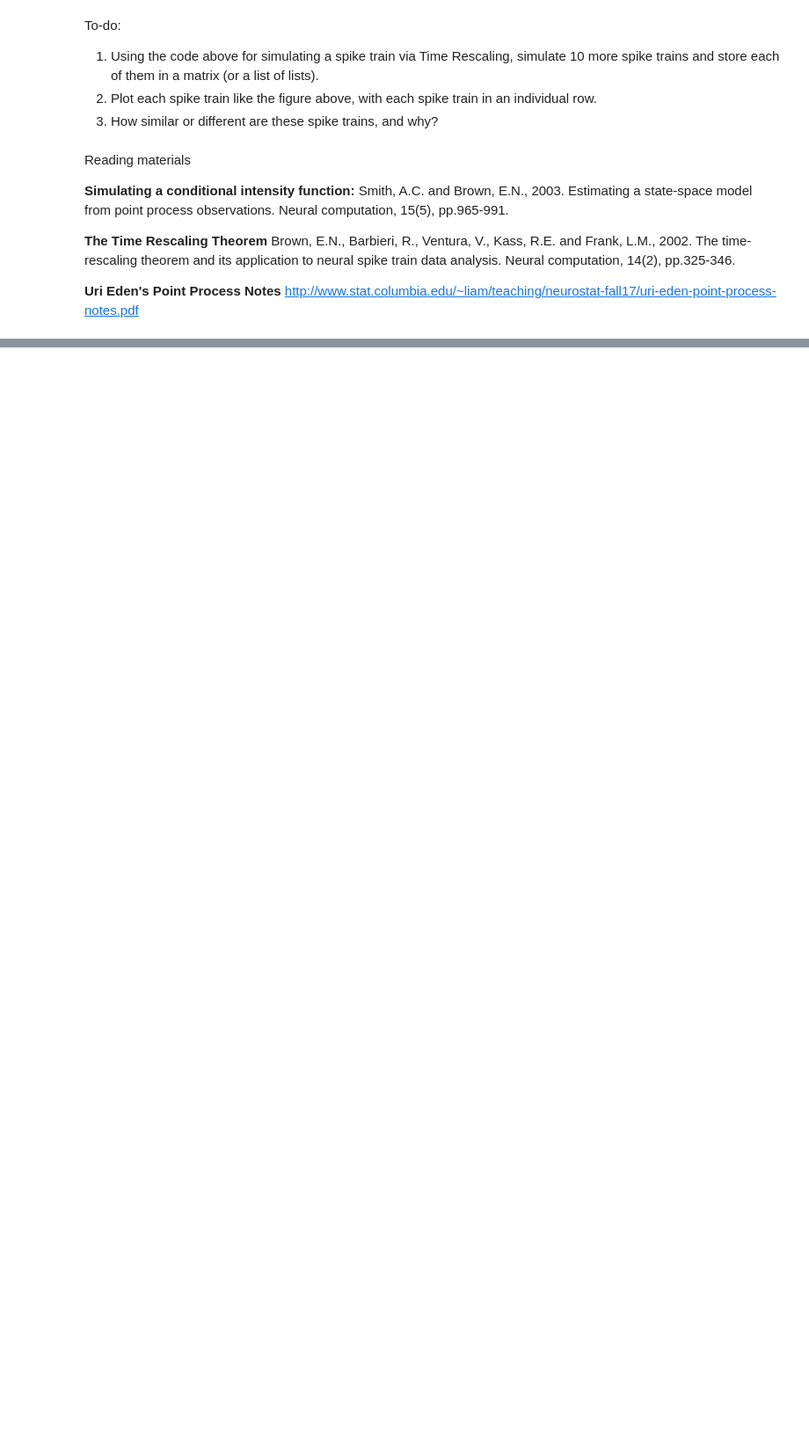
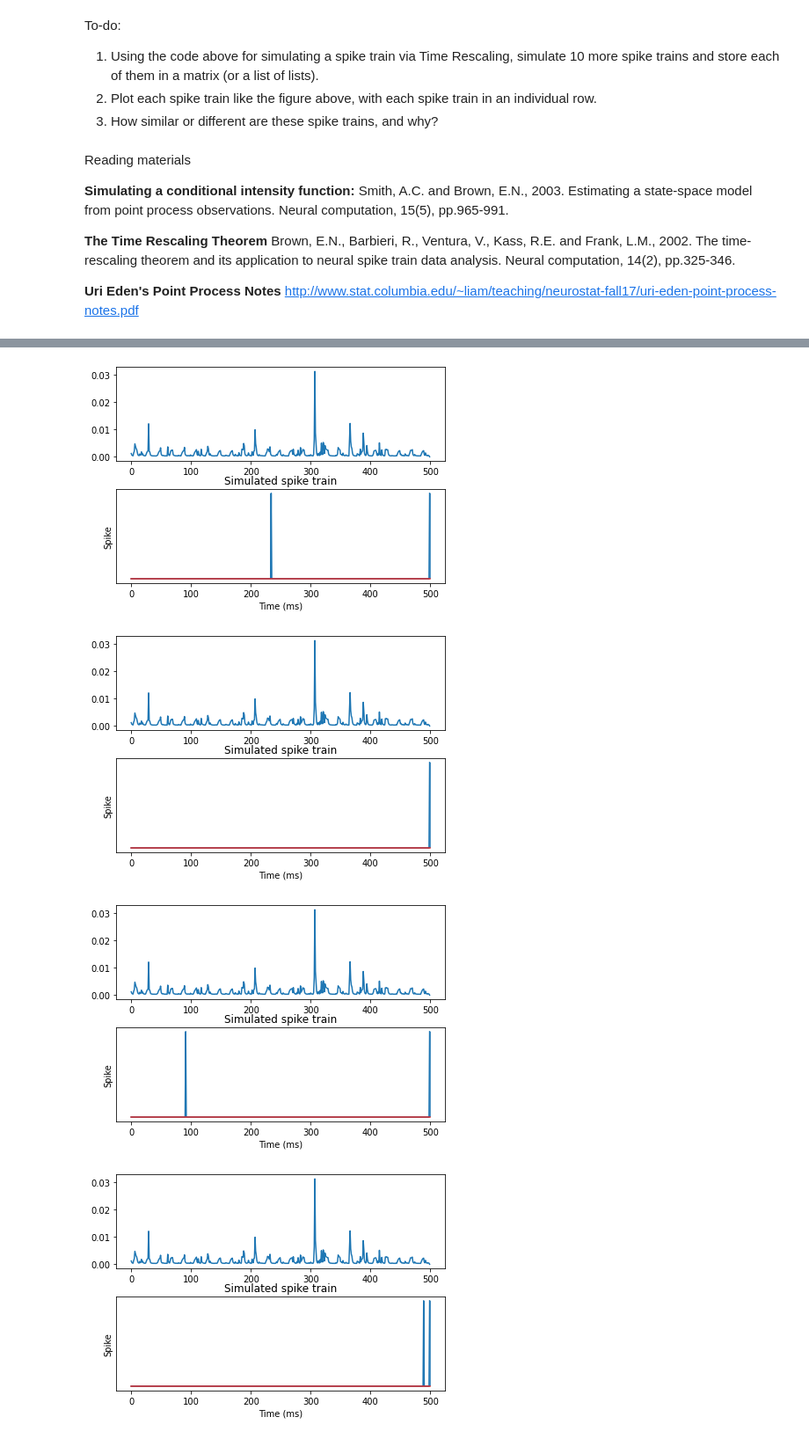
Before and after one commit to cass1331/project-9.50, a Jupyter notebook: SimSpikes.ipynb, the cells around one changed output, grey strips where cells are left out. Shown at 88% size. Saved outputs shown, nothing was run; the diff lists cells and outputs as text; code cells hidden in the pictures; blank space fills up the shorter version.

```diff
--- a/SimSpikes.ipynb
+++ b/SimSpikes.ipynb
@@ -111,3 +124,26 @@ Brown, E.N., Barbieri, R., Ventura, V., Kass, R.E. and Frank, L.M., 2002. The ti
 
 **Uri Eden's Point Process Notes**
 http://www.stat.columbia.edu/~liam/teaching/neurostat-fall17/uri-eden-point-process-notes.pdf
+# %%
+def spike_stim():
+  spike_times = [];
+  u_km1 = 0;
+  u_k = 0;
+  tau = -np.log( np.random.uniform(0,1,1) )
+  icif= np.trapz(lam[u_km1:u_k])
+  while u_k < NT-1:
+      while (icif < tau) and (u_k < NT-1):
+          u_k = u_k + 1
+          icif = np.trapz(lam[u_km1:u_k])
+      spike_times.append(u_k)
+      u_km1 = u_k
+      tau = -np.log( np.random.uniform(0,1,1) )
+  n_spikes = len(lam)
+  spikes = np.zeros((n_spikes,))
+  spikes[spike_times]=1
+  return spikes
+# %%
+spike_matrix = []
+for i in range(10):
+  spike_matrix.append(spike_stim())
+  print(i)
@@ -113,0 +161,18 @@ http://www.stat.columbia.edu/~liam/teaching/neurostat-fall17/uri-eden-point-proc
+# %%
+for j in range(10):
+  fig, axes = plt.subplots(nrows=2, ncols=1)
+  fig.tight_layout() # Or equivalently,  "plt.tight_layout()"
+  plt.subplot(211)
+  plt.plot(lam)
+  plt.subplot(212)
+  plt.stem(np.array(spike_matrix[j]),markerfmt='',use_line_collection=True)
+  plt.ylabel('Spike')
+  plt.xlabel('Time (ms)')
+  plt.title('Simulated spike train')
+  plt.yticks([])
+  plt.show()
+# %% [output]
+[figure, added]
+[figure, added]
+[figure, added]
+[figure, added]
```
Also changed, not shown: parts of 25 cells of this notebook.
